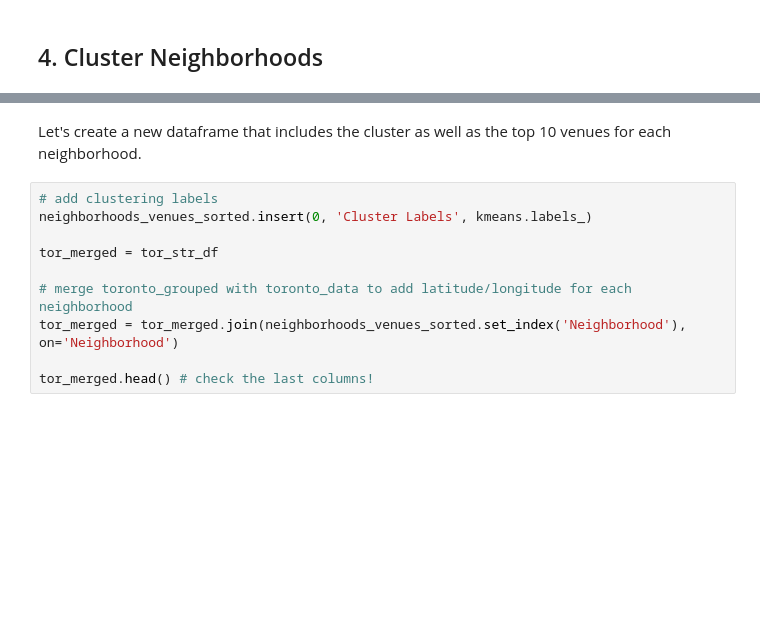
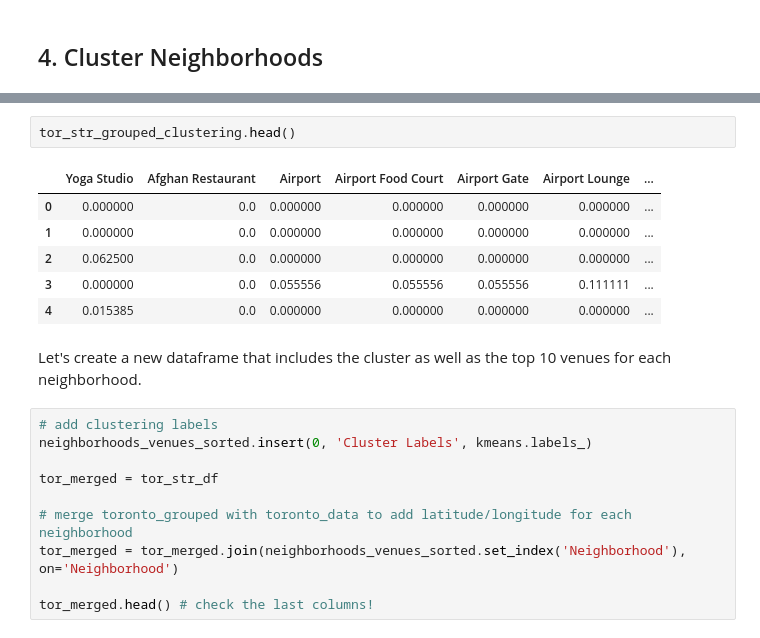
Before and after one commit to iammjds/CapstoneProject, a Jupyter notebook: SegClustNeighinTorontoC9W3.ipynb, the cells around one changed output, grey strips where cells are left out. Saved outputs shown, nothing was run; the diff lists cells and outputs as text; blank space fills up the shorter version.

```diff
--- a/SegClustNeighinTorontoC9W3.ipynb
+++ b/SegClustNeighinTorontoC9W3.ipynb
@@ -538,3 +542,12 @@ array([1, 1, 1, 1, 1, 1, 1, 1, 1, 1], dtype=int32)
+# %%
+tor_str_grouped_clustering.head()
+# %% [output]
+|  | Yoga Studio | Afghan Restaurant | Airport | Airport Food Court | Airport Gate | Airport Lounge | ... |
+| 0 | 0.000000 | 0.0 | 0.000000 | 0.000000 | 0.000000 | 0.000000 | ... |
+| 1 | 0.000000 | 0.0 | 0.000000 | 0.000000 | 0.000000 | 0.000000 | ... |
+| 2 | 0.062500 | 0.0 | 0.000000 | 0.000000 | 0.000000 | 0.000000 | ... |
+| 3 | 0.000000 | 0.0 | 0.055556 | 0.055556 | 0.055556 | 0.111111 | ... |
+| 4 | 0.015385 | 0.0 | 0.000000 | 0.000000 | 0.000000 | 0.000000 | ... |
 # %% [markdown]
 Let's create a new dataframe that includes the cluster as well as the top 10 venues for each neighborhood.
 # %%
```
Also changed, not shown: parts of 34 cells of this notebook.
